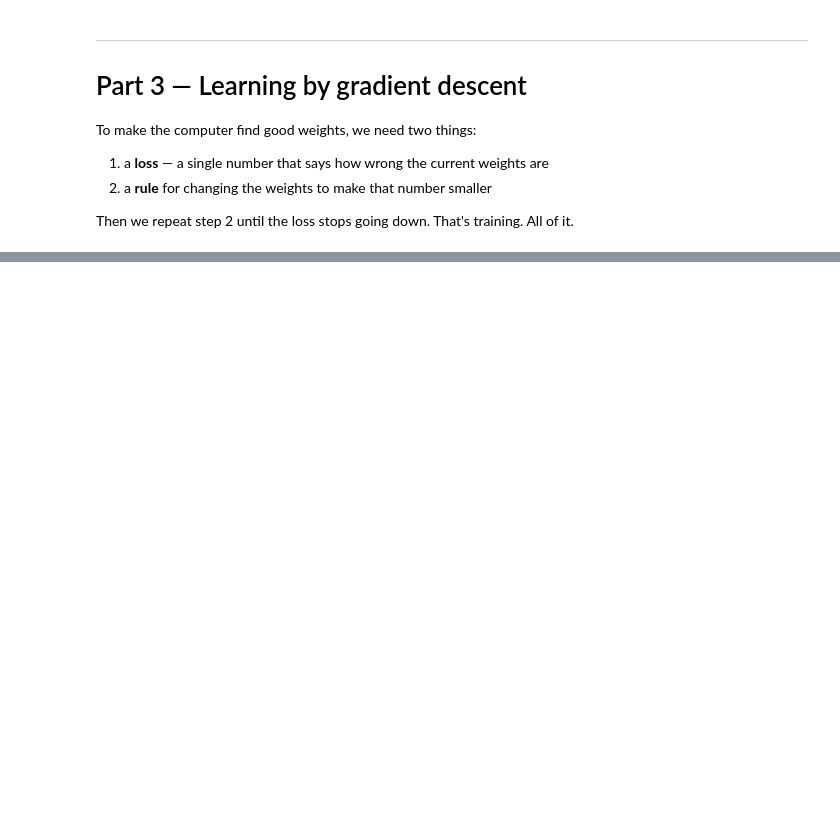
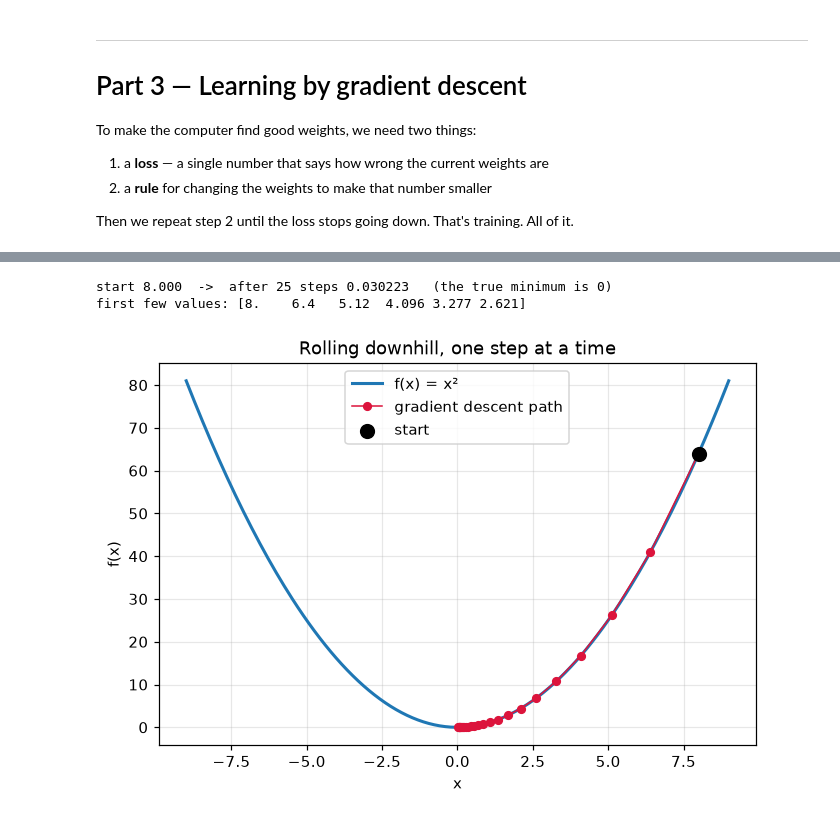
Before and after one commit to riff-raff-17/TTA-Class-Files, a Jupyter notebook: 2026 Term 4/L5308T3 - Sat/p1_foundation.ipynb, the cells around one changed output, grey strips where cells are left out. Cells and saved outputs as stored; diff of their text form; code cells hidden in the pictures; blank space fills up the shorter version.

```diff
--- a/2026 Term 4/L5308T3 - Sat/p1_foundation.ipynb
+++ b/2026 Term 4/L5308T3 - Sat/p1_foundation.ipynb
@@ -334,0 +445,40 @@ plt.show()
+# %%
+def f(x):
+    return x**2
+
+
+def grad_f(x):
+    return 2 * x  # the slope of x^2 at the point x
+
+
+x = 8.0  # our starting point, up the side of the bowl
+learning_rate = 0.1
+history = [x]
+
+for step in range(25):
+    g = grad_f(x)  # which way is uphill, and how steeply
+    x = x - learning_rate * g  # step the other way
+    history.append(x)
+
+print(f"start 8.000  ->  after 25 steps {x:.6f}   (the true minimum is 0)")
+print("first few values:", np.round(history[:6], 3))
+# %% [output]
+start 8.000  ->  after 25 steps 0.030223   (the true minimum is 0)
+first few values: [8.    6.4   5.12  4.096 3.277 2.621]
+# %%
+# Draw the bowl, and the path our steps took down it.
+xs = np.linspace(-9, 9, 200)
+history = np.array(history)
+
+plt.figure(figsize=(7, 4.5))
+plt.plot(xs, f(xs), linewidth=2, label="f(x) = x**2")
+plt.plot(history, f(history), "o-", color="crimson", markersize=5,
+         linewidth=1, label="gradient descent path")
+plt.scatter([history[0]], [f(history[0])], color="black", zorder=5, s=80,
+            label="start")
+plt.xlabel("x"); plt.ylabel("f(x)")
+plt.title("Rolling downhill, one step at a time")
+plt.legend()
+plt.show()
+# %% [output]
+[figure, added]
```
Also changed, not shown: parts of 18 cells of this notebook, 6 other files.
